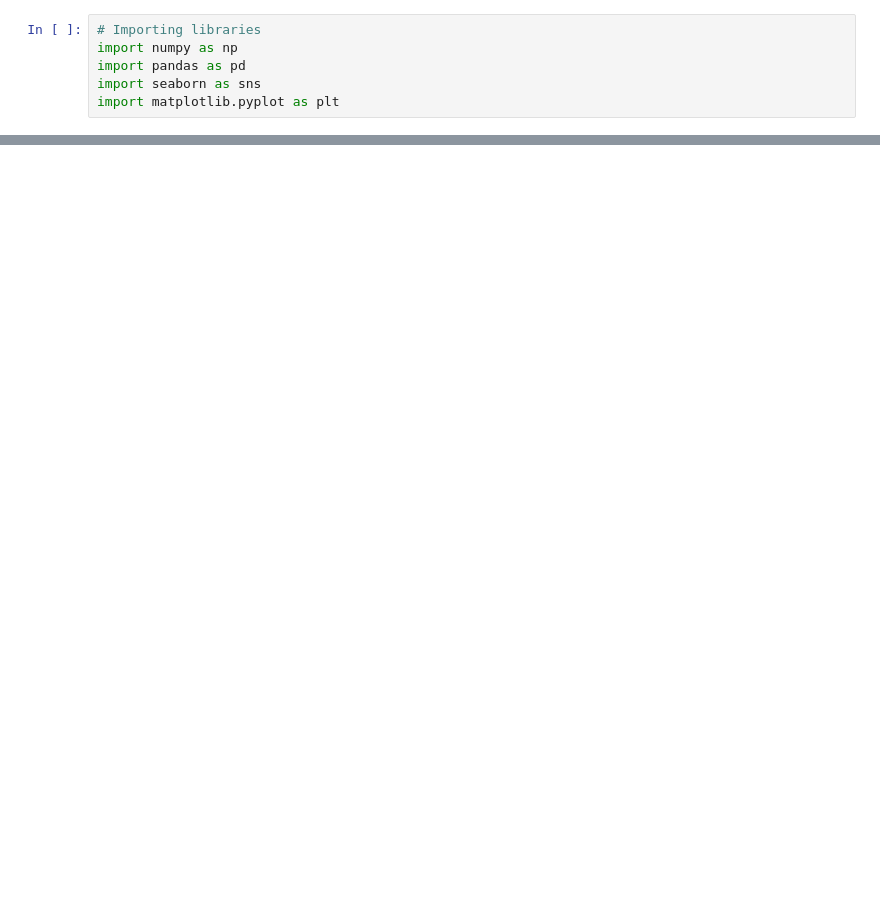
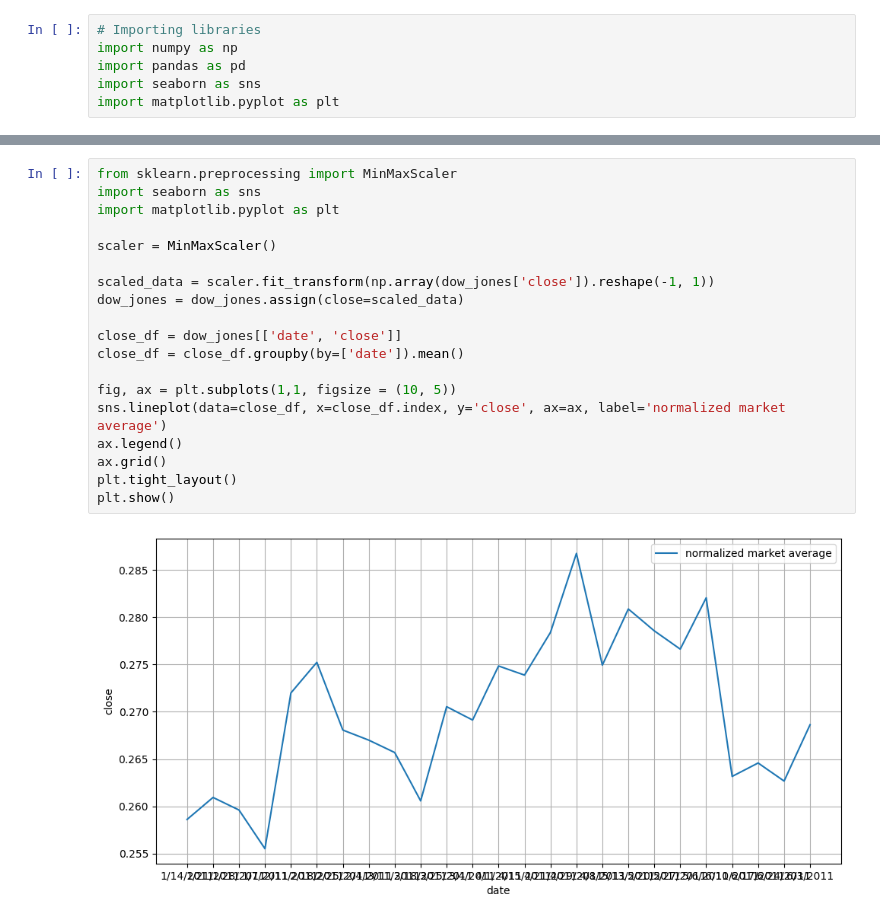
Before and after one commit to Victor-L-Almgren/Collaboration-Repo, a Jupyter notebook: Theo.ipynb, the cells around one changed output, grey strips where cells are left out. Drawn from its saved outputs; the diff is of its cells as text; blank space fills up the shorter version.

```diff
--- a/Theo.ipynb
+++ b/Theo.ipynb
@@ -45,0 +58,21 @@ next_weeks_open                       float64
+# %%
+from sklearn.preprocessing import MinMaxScaler
+import seaborn as sns
+import matplotlib.pyplot as plt
+
+scaler = MinMaxScaler()
+
+scaled_data = scaler.fit_transform(np.array(dow_jones['close']).reshape(-1, 1))
+dow_jones = dow_jones.assign(close=scaled_data)
+
+close_df = dow_jones[['date', 'close']]
+close_df = close_df.groupby(by=['date']).mean()
+
+fig, ax = plt.subplots(1,1, figsize = (10, 5))
+sns.lineplot(data=close_df, x=close_df.index, y='close', ax=ax, label='normalized market average')
+ax.legend()
+ax.grid()
+plt.tight_layout()
+plt.show()
+# %% [output]
+[figure, added]
```
Also changed, not shown: parts of 2 cells of this notebook.
